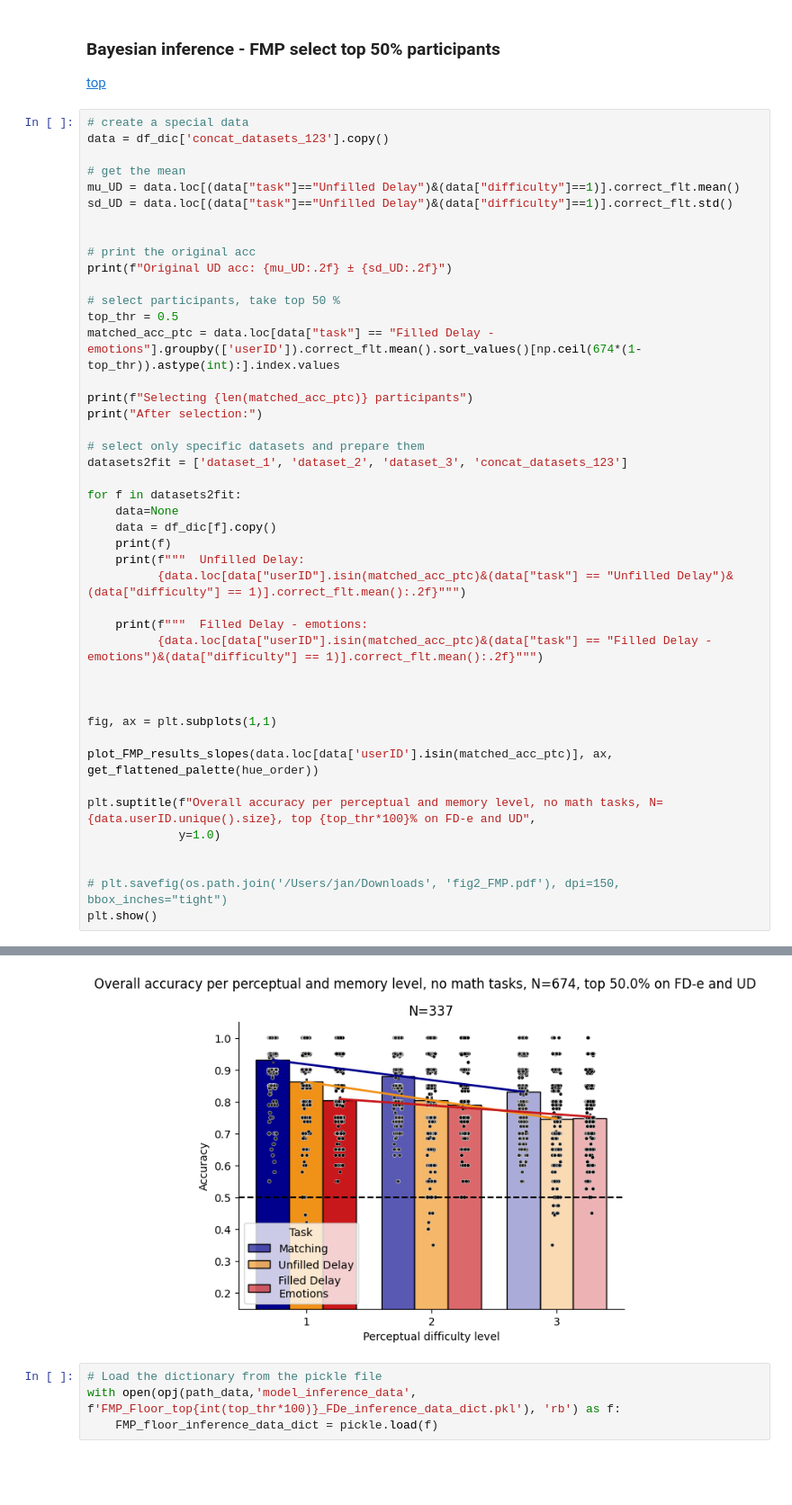
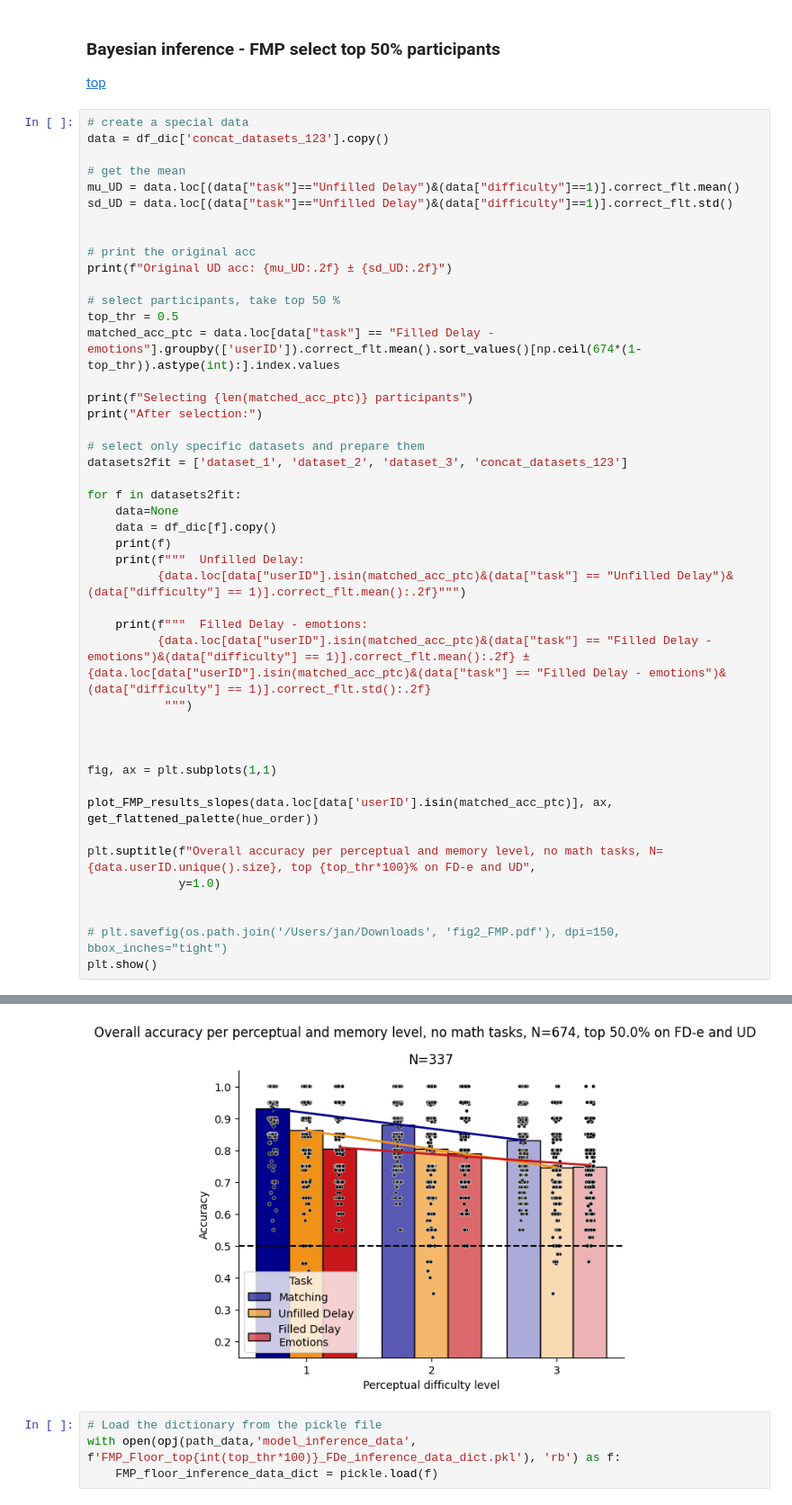
Before and after one commit to jankaWIS/FMP_paper, a Jupyter notebook: Figures/SI_Figures_FMP_paper_2024.ipynb, the cells around one changed output, grey strips where cells are left out. Shown at 90% size. Drawn from its saved outputs; the diff is of its cells as text; blank space fills up the shorter version.

Commit message:
Update SI_Figures_FMP_paper_2024.ipynb
add print of sd for the scores in learning

```diff
--- a/Figures/SI_Figures_FMP_paper_2024.ipynb
+++ b/Figures/SI_Figures_FMP_paper_2024.ipynb
@@ -660,7 +660,8 @@ for f in datasets2fit:
           {data.loc[data["userID"].isin(matched_acc_ptc)&(data["task"] == "Unfilled Delay")&(data["difficulty"] == 1)].correct_flt.mean():.2f}""")
 
     print(f"""  Filled Delay - emotions:
-          {data.loc[data["userID"].isin(matched_acc_ptc)&(data["task"] == "Filled Delay - emotions")&(data["difficulty"] == 1)].correct_flt.mean():.2f}""")
+          {data.loc[data["userID"].isin(matched_acc_ptc)&(data["task"] == "Filled Delay - emotions")&(data["difficulty"] == 1)].correct_flt.mean():.2f} ± {data.loc[data["userID"].isin(matched_acc_ptc)&(data["task"] == "Filled Delay - emotions")&(data["difficulty"] == 1)].correct_flt.std():.2f}
+           """)
 
 
 
@@ -695,7 +696,7 @@ dataset_2
 Setting a gradient palette using color= is deprecated and will be removed in v0.14.0. Set `palette='dark:k'` for the same effect.
 
   stripplot = sns.stripplot(x='difficulty', y='correct_flt',
-[figure, old version]
+[figure, new version]
 # %%
 # Load the dictionary from the pickle file
 with open(opj(path_data,'model_inference_data', f'FMP_Floor_top{int(top_thr*100)}_FDe_inference_data_dict.pkl'), 'rb') as f:
```
Also changed, not shown: parts of 1 cell of this notebook.
